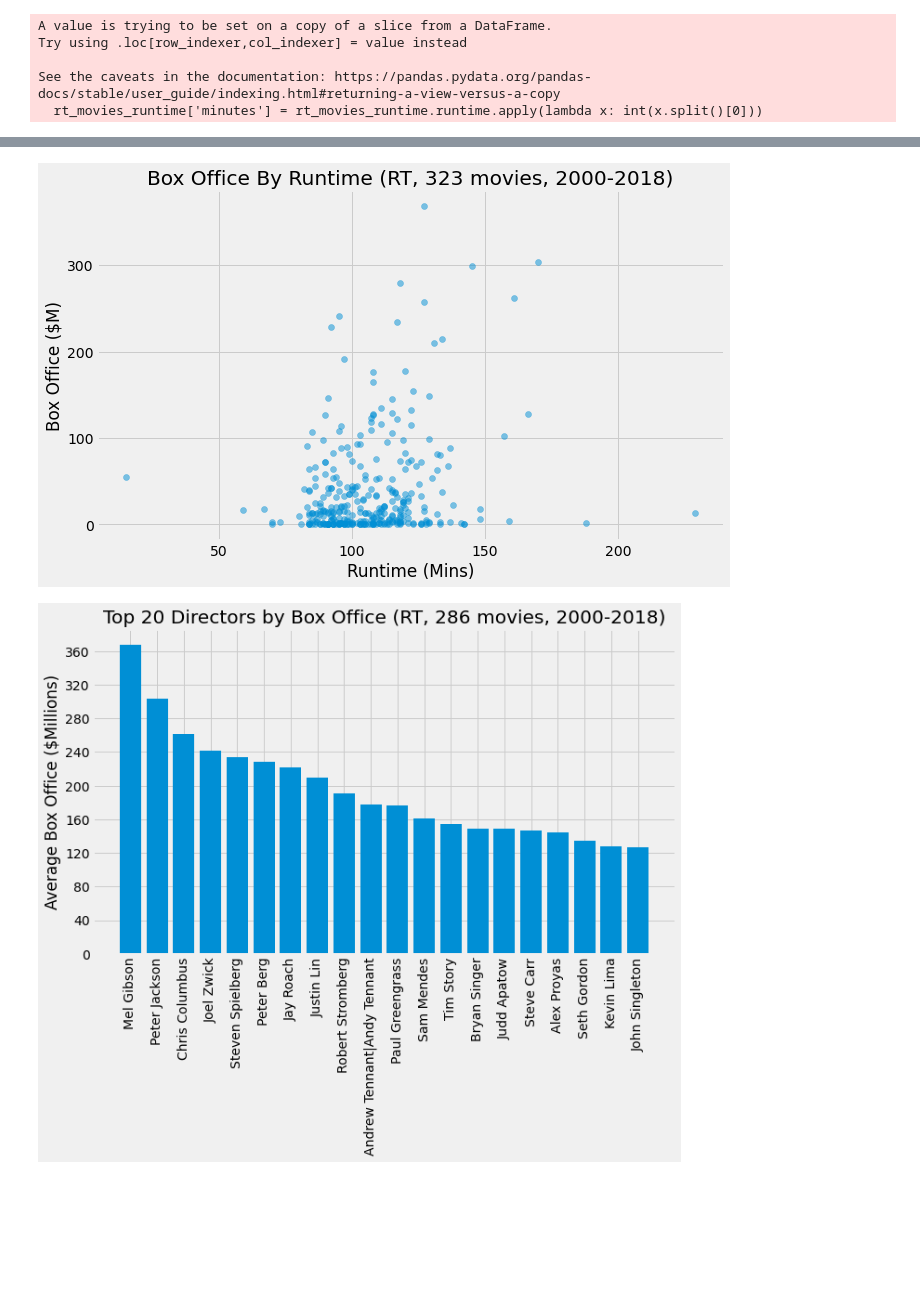
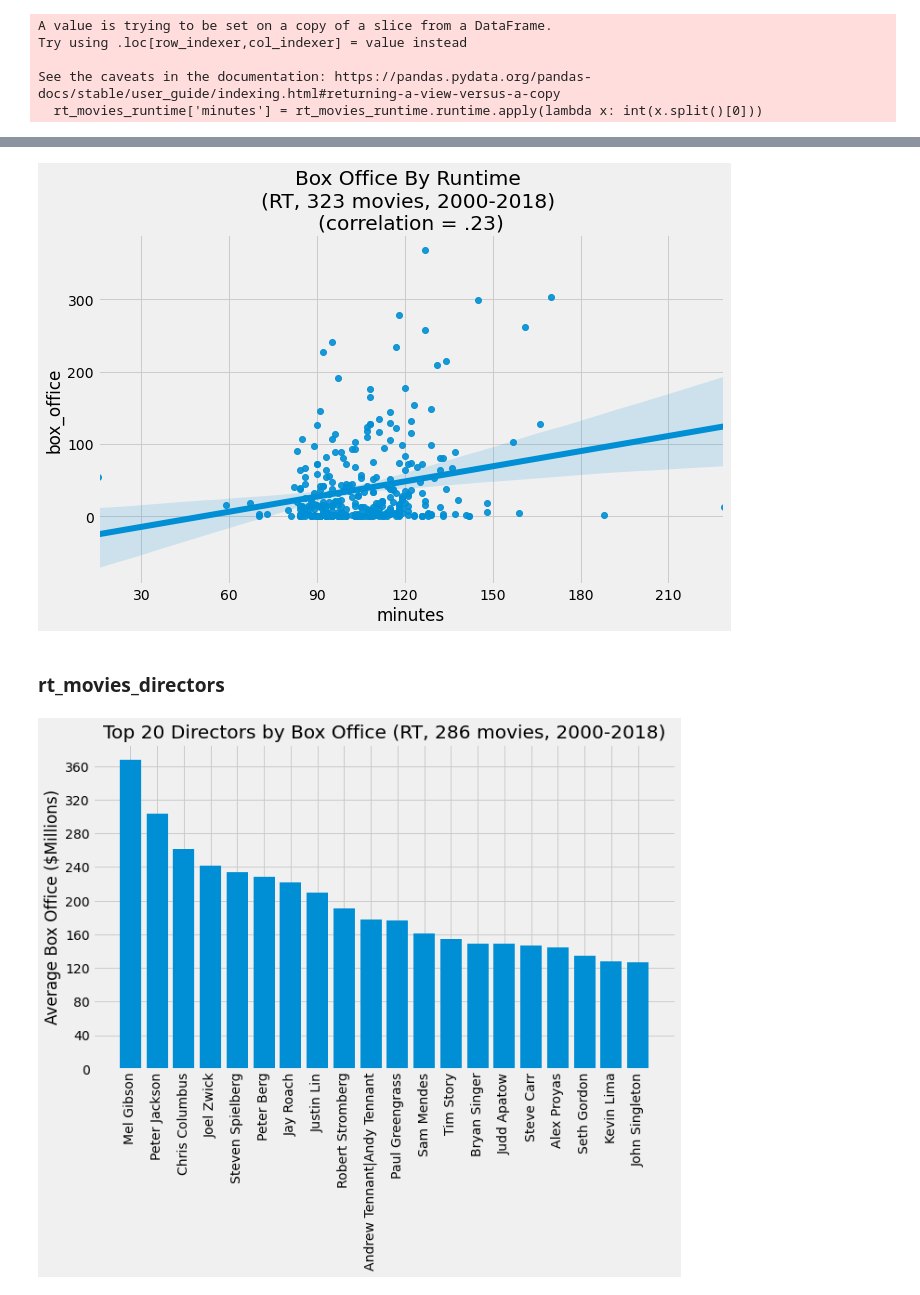
Before and after one commit to nate-walter/Movie-Studio-Project, a Jupyter notebook: Ben's Notebook.ipynb, the cells around one changed output, grey strips where cells are left out. Drawn from its saved outputs; the diff is of its cells as text; code cells hidden in the pictures; blank space fills up the shorter version.

```diff
--- a/Ben's Notebook.ipynb
+++ b/Ben's Notebook.ipynb
@@ -81,0 +22,12 @@ rt_movies_cleaned.drop('index', axis=1)
+# %%
+#Create rt_movies_cleaned. Drop 359 movies with no theater date.  Only reduces records with B.O. from 340 to 334.
+rt_movies_cleaned = rt_movies.dropna(axis=0, subset=['theater_date'])
+
+#Create new column 'year' for int year, and 'month' for the month str.
+rt_movies_cleaned['year'] = rt_movies_cleaned.theater_date.apply(lambda x: x.split()[-1])
+rt_movies_cleaned['month'] = rt_movies_cleaned.theater_date.apply(lambda x: x.split()[0])
+
+#Remove all movies with no box office records.  Now have 334 records.
+rt_movies_cleaned.dropna(axis=0, subset=['box_office'], inplace=True)
+rt_movies_cleaned.reset_index(inplace=True)
+rt_movies_cleaned.drop('index', axis=1, inplace=True)
@@ -117,0 +110,10 @@ ax.set_yticklabels(range(0,70,10));
+# %%
+#Create a plot of Average BO by release month from rt_movies_cleaned
+fig, ax = plt.subplots(figsize=(10,6))
+x = rt_movies_cleaned.groupby('month').box_office.mean().sort_values().index
+y = rt_movies_cleaned.groupby('month').box_office.mean().sort_values().values
+ax.bar(x,y)
+ax.set_ylabel('Average Box Office ($Millions)')
+ax.set_title('Average Box Office By Release Month \n(RT, 325 movies, 2000-2018)')
+ax.set_yticks(range(0,70000000,10000000))
+ax.set_yticklabels(range(0,70,10));
@@ -130,14 +145,20 @@ See the caveats in the documentation: https://pandas.pydata.org/pandas-docs/stab
 # %%
 #Scatter plot of B.O. by runtime from RT db with 323 movies from 2000-2018
 fig, ax = plt.subplots(figsize=(10,6))
-ax.scatter(rt_movies_runtime.minutes, rt_movies_runtime.box_office, alpha=.5)
+x = rt_movies_runtime.minutes
+y = rt_movies_runtime.box_office
+ax.scatter(x=x, y=y, alpha=.5)
 ax.set_xlabel('Runtime (Mins)')
 ax.set_ylabel('Box Office ($M)')
-ax.set_title('Box Office By Runtime (RT, 323 movies, 2000-2018)')
+ax.set_title('Box Office By Runtime \n(RT, 323 movies, 2000-2018) \n(correlation = .23)')
+ax.set_xticks(range(0,240, 30))
 ax.set_yticks(range(0,400000000,100000000))
-ax.set_yticklabels(range(0,400,100));
+ax.set_yticklabels(range(0,400,100))
+sns.regplot(x=x,y=y);
 # %% [output]
-[figure, old version]
+[figure, new version]
+# %% [markdown]
+### rt_movies_directors
 # %%
 #create rt_movies_directors with 286 records by dropping NaNs from rt_movies_cleaned
 rt_movies_directors = rt_movies_cleaned.dropna(axis=0, subset=['director'])
```
Also changed, not shown: parts of 35 cells of this notebook.
